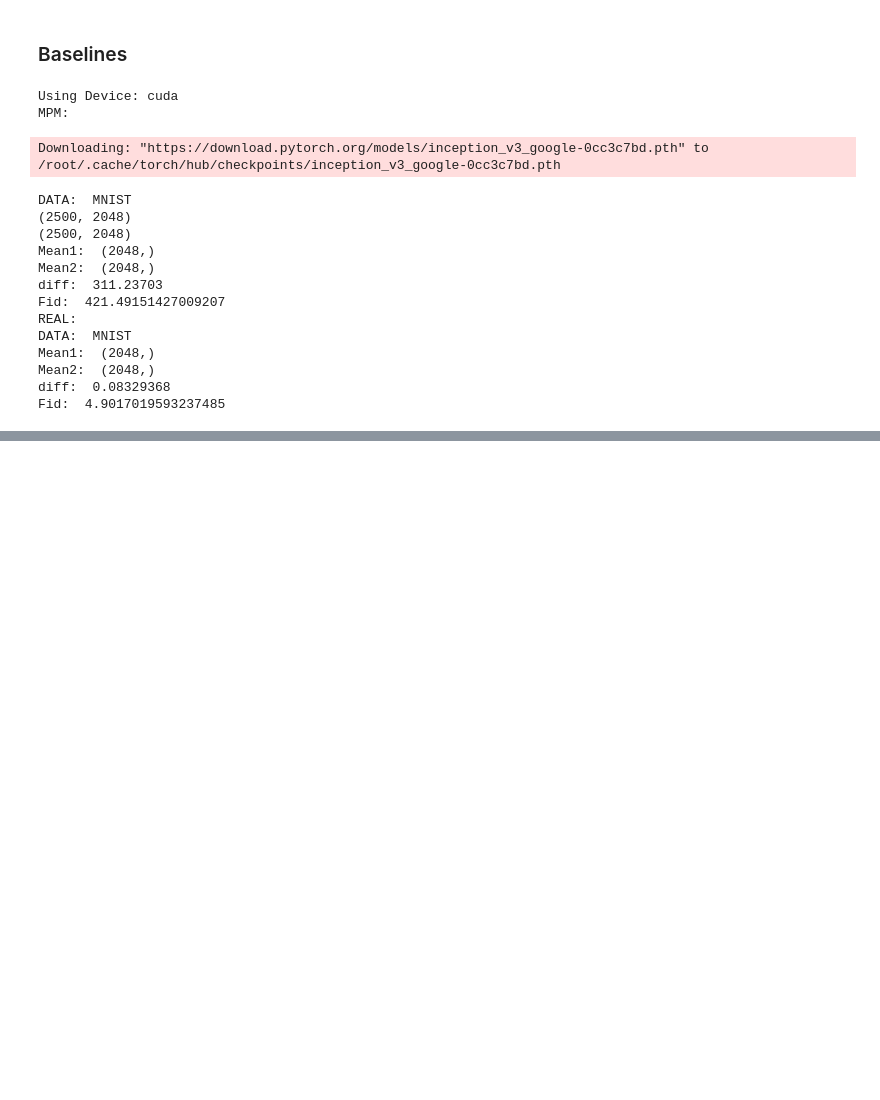
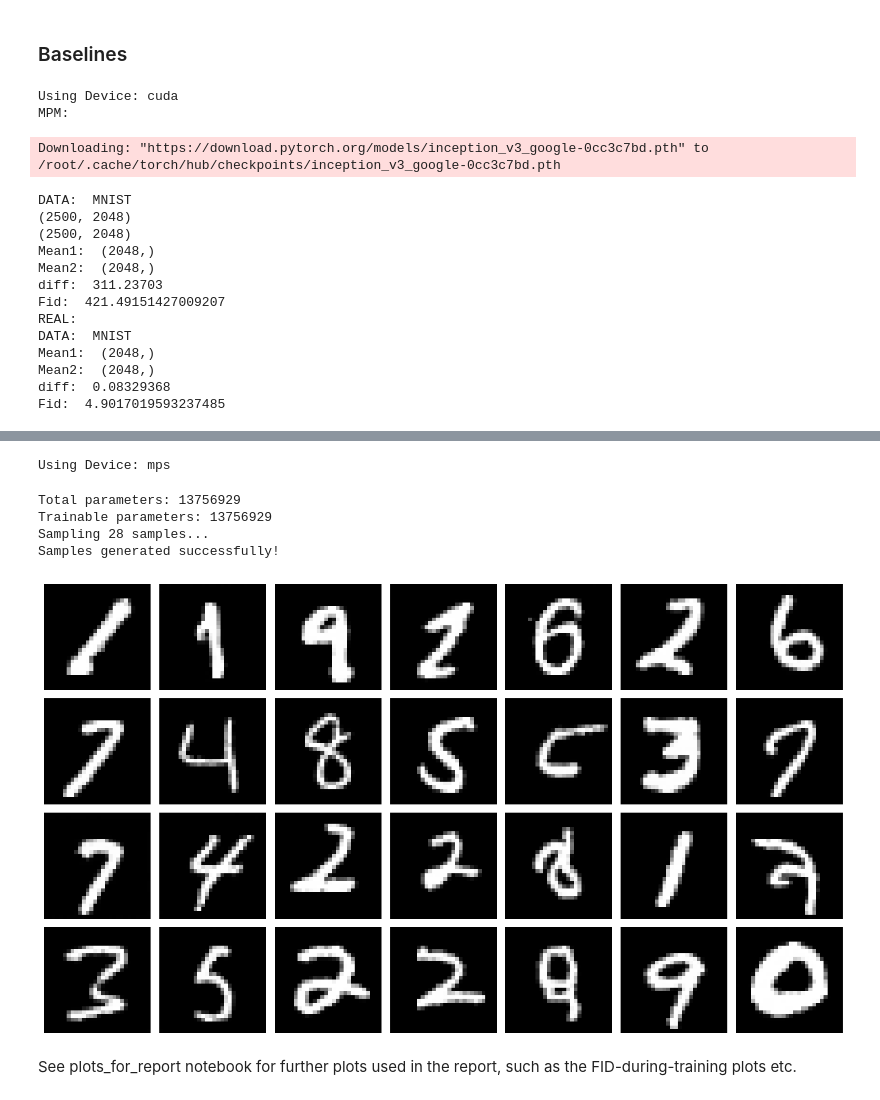
Before and after one commit to jonathansim/reproducing_DDPM, a Jupyter notebook: main_notebook.ipynb, the cells around one changed output, grey strips where cells are left out. Saved outputs shown, nothing was run; the diff lists cells and outputs as text; code cells hidden in the pictures; blank space fills up the shorter version.

Commit message:
minor changes to the final notebook

```diff
--- a/main_notebook.ipynb
+++ b/main_notebook.ipynb
@@ -1113,12 +1131,16 @@ Sampling 2 samples...
 FID_epochs:  []
 # %%
 ### Example of FID + IS for trained CIFAR model ###
+## N.B.
+# When trying to compute the FID on GPU, this consistently crashes and we have unfortunately not been able to solve this issue.
+# We hope showcasing the code with an example where the FID is calculated on CPU (with much fewer samples) will be sufficient.
 
 set_training_seed(7)
 
-device = torch.device("cuda" if torch.cuda.is_available() else
-                    "mps" if torch.backends.mps.is_available() else
-                    "cpu")
+# device = torch.device("cuda" if torch.cuda.is_available() else
+                    #"mps" if torch.backends.mps.is_available() else
+                    # "cpu")
+device = torch.device("cpu")
 print(f"Using Device: {device}")
 
 # Step 1: Initialize the Sinusoidal Embeddings
@@ -1138,10 +1160,11 @@ time_embedding.load_state_dict(saved["embedding_state_dict"])
 
 
 # Step 4: Generate samples
-samples = sample_ddpm(unet, diffusion, time_embedding, device, num_samples=100, dataset='CIFAR10') # usually 10K images, but here lowered for faster calculation
+samples = sample_ddpm(unet, diffusion, time_embedding, device, num_samples=50, dataset='CIFAR10') # usually 10K images, but here lowered for faster calculation
 print("Samples generated successfully!")
 
-fid = full_fid(samples, data = "CIFAR10", num_images = 100) # usually 10K images, but here lowered for faster calculation
+PYTORCH_ENABLE_MPS_FALLBACK=1
+fid = full_fid(samples, data = "CIFAR10", num_images = 50) # usually 10K images, but here lowered for faster calculation
 print("Fid: ", fid)
 
 # Calculate Inception Score
@@ -1284,0 +1388,42 @@ See plots_for_report notebook
+# %%
+device = torch.device("cuda" if torch.cuda.is_available() else
+                      "mps" if torch.backends.mps.is_available() else
+                      "cpu")
+print(f"Using Device: {device}")
+
+# Step 1: Initialize the Sinusoidal Embeddings
+time_embedding = SinusoidalPositionEmbeddings(total_time_steps=1000, time_emb_dims=128, time_emb_dims_exp=512).to(device)
+
+# Step 2: Initialize the U-Net and Diffusion
+unet = UNet(input_channels=1, resolutions=[64, 128, 256, 512], time_emb_dims=512, dropout=0.1, use_attention=[False, True, False], heads=4).to(device)
+diffusion = Diffusion(T=1000, beta_min=10e-5, beta_max=0.02, schedule='cosine', device=device)
+
+# Step 3: Load the trained model
+#model_path = "ddpm_CIFAR10_linear_heads_1_LRs_none_seed7.pth"
+model_path = "trained_models/ddpm_MNIST_cosine_final.pth"
+saved = torch.load(model_path, map_location=device)
+
+unet.load_state_dict(saved["model_state_dict"])
+time_embedding.load_state_dict(saved["embedding_state_dict"])
+
+# Number of params (TEST)
+total_params = sum(p.numel() for p in unet.parameters())
+trainable_params = sum(p.numel() for p in unet.parameters() if p.requires_grad)
+
+print(f"Total parameters: {total_params}")
+print(f"Trainable parameters: {trainable_params}")
+
+# Step 4: Generate samples
+samples = sample_ddpm(unet, diffusion, time_embedding, device, num_samples=28, dataset='MNIST')
+print("Samples generated successfully!")
+#visualize_samples_cifar10(samples, num_cols=8)
+visualize_samples_mnist(samples, num_cols=7)
+# %% [output]
+Using Device: mps
+Total parameters: 13756929
+Trainable parameters: 13756929
+Sampling 28 samples...
+Samples generated successfully!
+[figure, added]
+# %% [markdown]
+See plots_for_report notebook for further plots used in the report, such as the FID-during-training plots etc.
```
Also changed, not shown: parts of 9 cells of this notebook.
